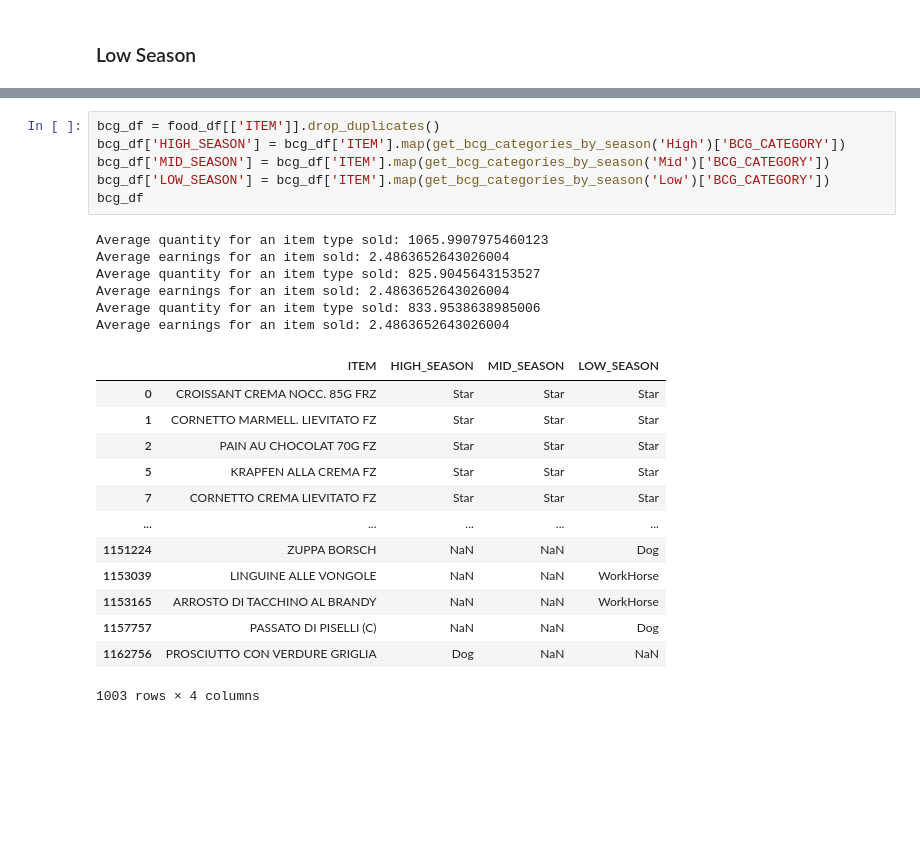
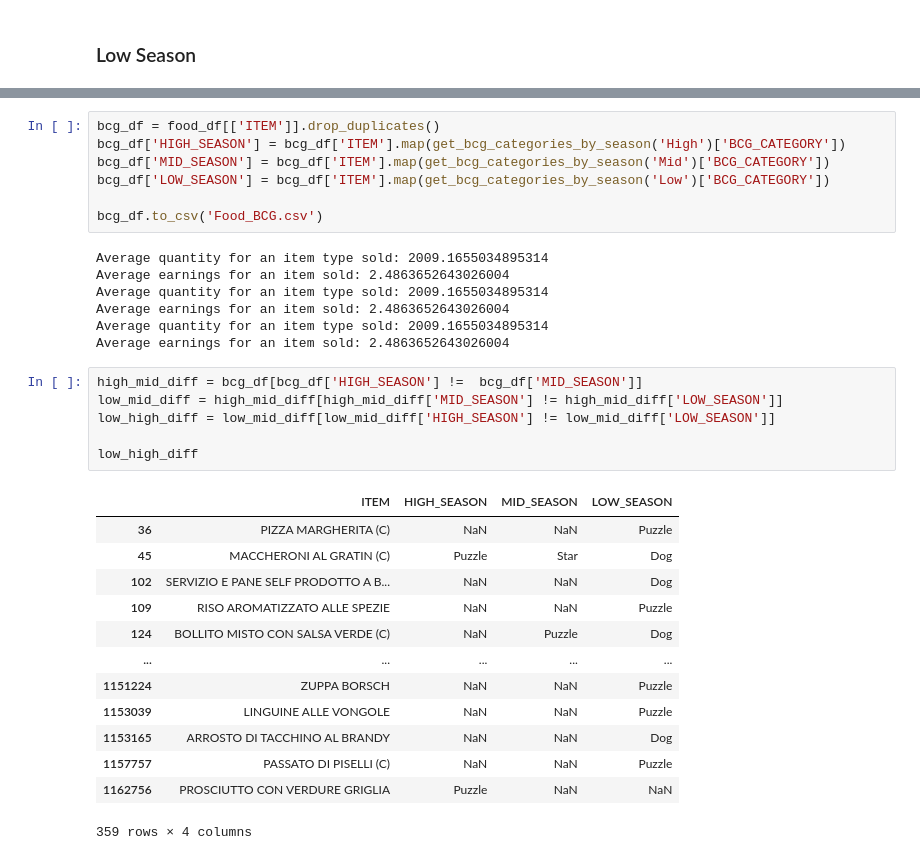
Before and after one commit to IgalKF/Academy.DataScience.MenuOptimization, a Jupyter notebook: ItalyMenu.ipynb, the cells around one changed output, grey strips where cells are left out. Drawn from its saved outputs; the diff is of its cells as text; blank space fills up the shorter version.

```diff
--- a/ItalyMenu.ipynb
+++ b/ItalyMenu.ipynb
@@ -561,24 +567,32 @@ bcg_df = food_df[['ITEM']].drop_duplicates()
 bcg_df['HIGH_SEASON'] = bcg_df['ITEM'].map(get_bcg_categories_by_season('High')['BCG_CATEGORY'])
 bcg_df['MID_SEASON'] = bcg_df['ITEM'].map(get_bcg_categories_by_season('Mid')['BCG_CATEGORY'])
 bcg_df['LOW_SEASON'] = bcg_df['ITEM'].map(get_bcg_categories_by_season('Low')['BCG_CATEGORY'])
-bcg_df
+
+bcg_df.to_csv('Food_BCG.csv')
 # %% [output]
-Average quantity for an item type sold: 1065.9907975460123
+Average quantity for an item type sold: 2009.1655034895314
 Average earnings for an item sold: 2.4863652643026004
-Average quantity for an item type sold: 825.9045643153527
+Average quantity for an item type sold: 2009.1655034895314
 Average earnings for an item sold: 2.4863652643026004
-Average quantity for an item type sold: 833.9538638985006
+Average quantity for an item type sold: 2009.1655034895314
 Average earnings for an item sold: 2.4863652643026004
-|  | ITEM | HIGH_SEASON | MID_SEASON | LOW_SEASON |
-| 0 | CROISSANT CREMA NOCC. 85G FRZ | Star | Star | Star |
-| 1 | CORNETTO MARMELL. LIEVITATO FZ | Star | Star | Star |
-| 2 | PAIN AU CHOCOLAT 70G FZ | Star | Star | Star |
-| 5 | KRAPFEN ALLA CREMA FZ | Star | Star | Star |
-| 7 | CORNETTO CREMA LIEVITATO FZ | Star | Star | Star |
-| ... | ... | ... | ... | ... |
-| 1151224 | ZUPPA BORSCH | NaN | NaN | Dog |
-| 1153039 | LINGUINE ALLE VONGOLE | NaN | NaN | WorkHorse |
-| 1153165 | ARROSTO DI TACCHINO AL BRANDY | NaN | NaN | WorkHorse |
-| 1157757 | PASSATO DI PISELLI (C) | NaN | NaN | Dog |
-| 1162756 | PROSCIUTTO CON VERDURE GRIGLIA | Dog | NaN | NaN |
-1003 rows × 4 columns
+# %%
+high_mid_diff = bcg_df[bcg_df['HIGH_SEASON'] !=  bcg_df['MID_SEASON']]
+low_mid_diff = high_mid_diff[high_mid_diff['MID_SEASON'] != high_mid_diff['LOW_SEASON']]
+low_high_diff = low_mid_diff[low_mid_diff['HIGH_SEASON'] != low_mid_diff['LOW_SEASON']]
+
+low_high_diff
+# %% [output]
+|  | ITEM | HIGH_SEASON | MID_SEASON | LOW_SEASON |
+| 36 | PIZZA MARGHERITA (C) | NaN | NaN | Puzzle |
+| 45 | MACCHERONI AL GRATIN (C) | Puzzle | Star | Dog |
+| 102 | SERVIZIO E PANE SELF PRODOTTO A B... | NaN | NaN | Dog |
+| 109 | RISO AROMATIZZATO ALLE SPEZIE | NaN | NaN | Puzzle |
+| 124 | BOLLITO MISTO CON SALSA VERDE (C) | NaN | Puzzle | Dog |
+| ... | ... | ... | ... | ... |
+| 1151224 | ZUPPA BORSCH | NaN | NaN | Puzzle |
+| 1153039 | LINGUINE ALLE VONGOLE | NaN | NaN | Puzzle |
+| 1153165 | ARROSTO DI TACCHINO AL BRANDY | NaN | NaN | Dog |
+| 1157757 | PASSATO DI PISELLI (C) | NaN | NaN | Puzzle |
+| 1162756 | PROSCIUTTO CON VERDURE GRIGLIA | Puzzle | NaN | NaN |
+359 rows × 4 columns
```
Also changed, not shown: parts of 7 cells of this notebook.
